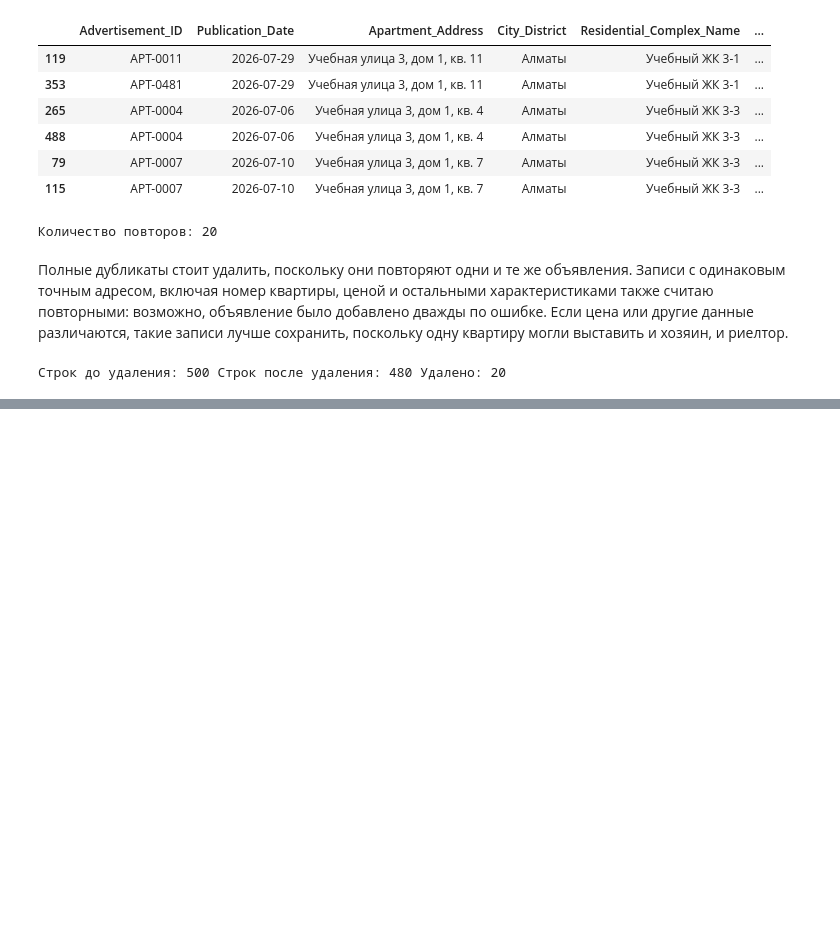
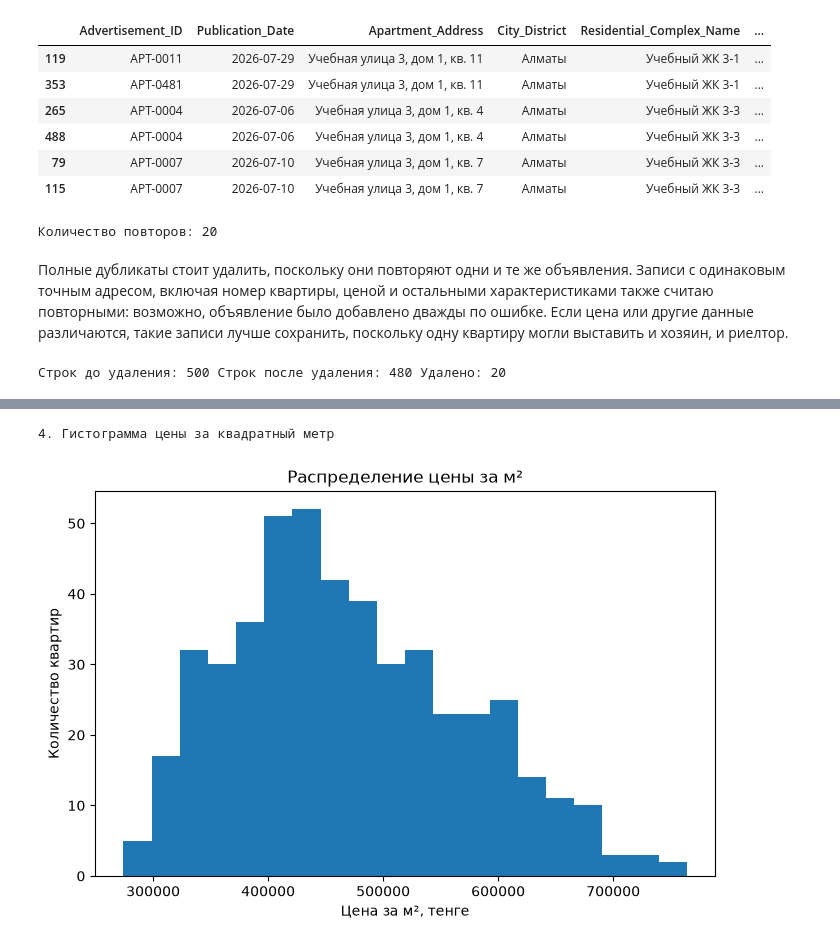
Before and after one commit to DIas-code/AITU, a Jupyter notebook: Programing for data analysis/assignment2/assignment2.ipynb, the cells around one changed output, grey strips where cells are left out. Drawn from its saved outputs; the diff is of its cells as text; code cells hidden in the pictures; blank space fills up the shorter version.

```diff
--- a/Programing for data analysis/assignment2/assignment2.ipynb
+++ b/Programing for data analysis/assignment2/assignment2.ipynb
@@ -706,0 +1191,11 @@ print(f'Строк до удаления: {rows_before} Строк после у
+# %%
+print('4. Гистограмма цены за квадратный метр')
+plt.figure(figsize=(8, 5))
+plt.hist(df['price_per_m2'].dropna(), bins=20)
+plt.title('Распределение цены за м²')
+plt.xlabel('Цена за м², тенге')
+plt.ylabel('Количество квартир')
+plt.show()
+# %% [output]
+4. Гистограмма цены за квадратный метр
+[figure, added]
```
Also changed, not shown: parts of 38 cells of this notebook, 6 other files.
